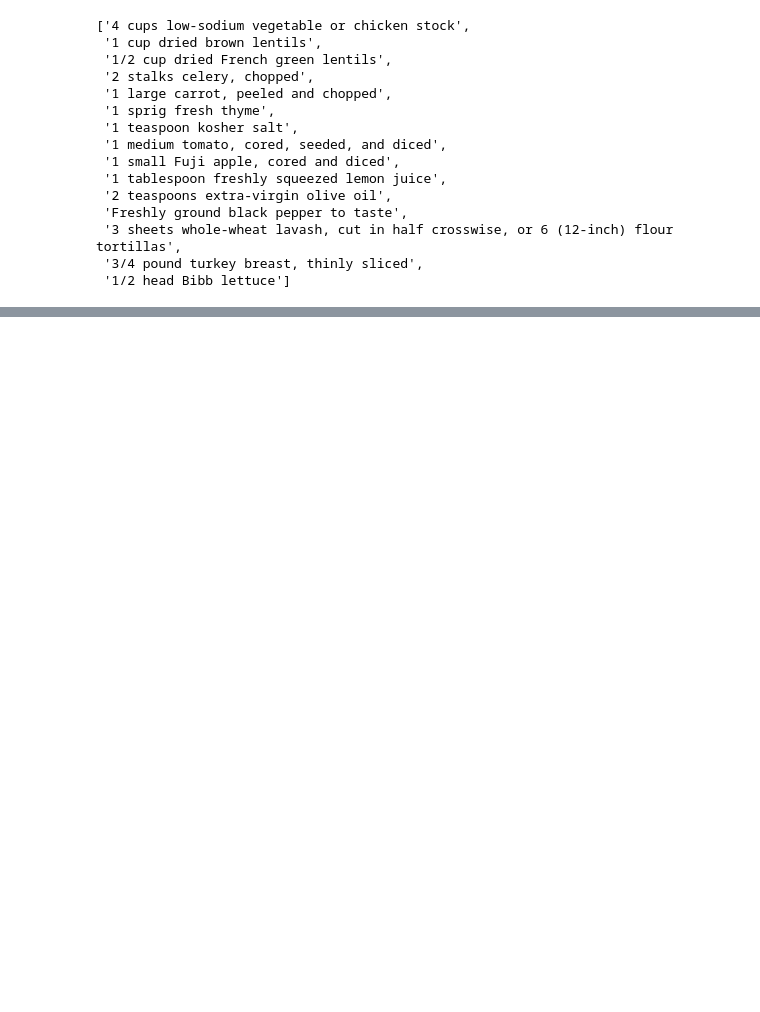
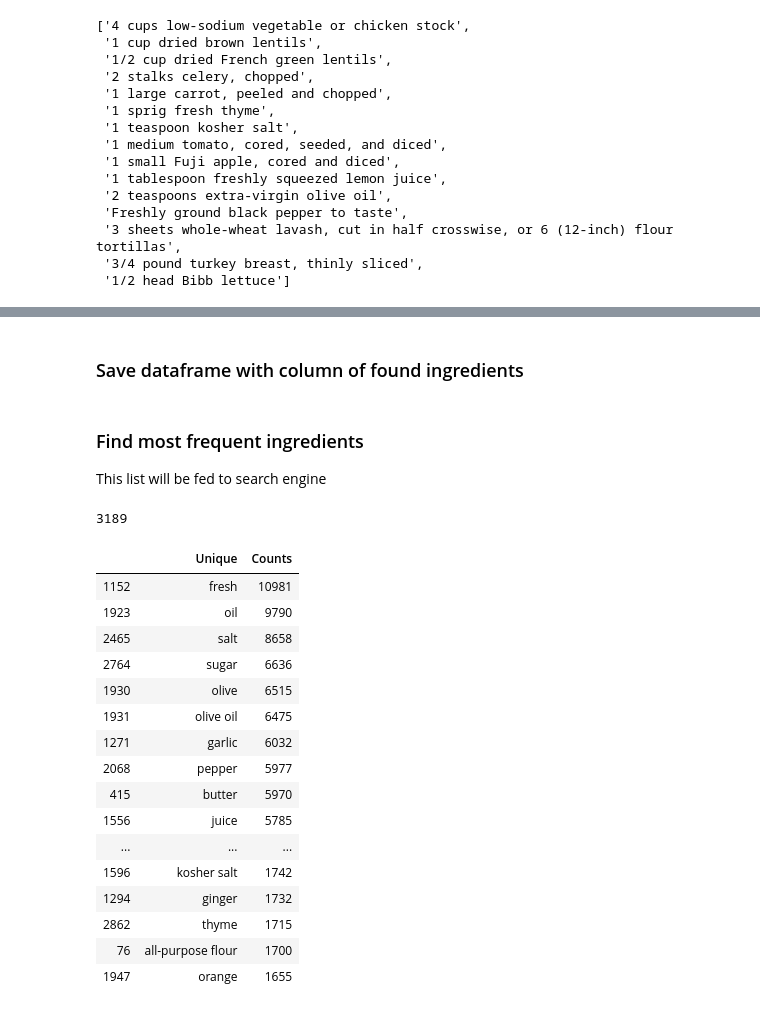
Before and after one commit to jaruskri/das-cooking-app, a Jupyter notebook: notebooks/Adam/Adam_ingredients.ipynb, the cells around one changed output, grey strips where cells are left out. Drawn from its saved outputs; the diff is of its cells as text; code cells hidden in the pictures; blank space fills up the shorter version.

Commit message:
New df with column of parsed ingredients, saved in new .json

```diff
--- a/notebooks/Adam/Adam_ingredients.ipynb
+++ b/notebooks/Adam/Adam_ingredients.ipynb
@@ -85,7 +124,7 @@ ingredients_split[0]
 # %%
 ingredients_individually = ingredients_split
 final_ing = [[] for i in range(len(ingredients))]
-for j in range(len(ingredients)):
+for j in tqdm(range(len(ingredients))):
     for idx, polozka in enumerate(seznam):
         if seznam[idx] in ingredients_split[j]:
             final_ing[j].append(polozka)
@@ -112,4 +151,5 @@ final_ing[0]
 # %%
-for j in range(len(ingredients)):
-    print(final_ing[j])
+df['ingredients_individually'] = df['ingredients']
+for j in tqdm(range(len(ingredients))):
+    df['ingredients_individually'][j] = final_ing[j]
 # %% [output]
@@ -124,0 +189,2 @@ for j in range(len(ingredients)):
+# %% [markdown]
+### Save dataframe with column of found ingredients
@@ -124,0 +194,36 @@ for j in range(len(ingredients)):
+# %% [markdown]
+### Find most frequent ingredients
+This list will be fed to search engine
+# %%
+all_ingredients_list = []
+for idx in tqdm(range(len(df['ingredients_individually']))):
+    all_ingredients_list = all_ingredients_list + df['ingredients_individually'][idx]
+    #all ingredients from seznam used in all recipes
+all_ingredients = np.array(all_ingredients_list)
+# %%
+unique, counts = np.unique(all_ingredients, return_counts=True)
+unique_df = pd.DataFrame(data = zip(unique, counts), columns = ['Unique', 'Counts'])
+unique_df = unique_df.sort_values(by = 'Counts', ascending = False)
+print(len(unique))
+# %% [output]
+3189
+# %%
+unique_df.head(50)
+# %% [output]
+|  | Unique | Counts |
+| 1152 | fresh | 10981 |
+| 1923 | oil | 9790 |
+| 2465 | salt | 8658 |
+| 2764 | sugar | 6636 |
+| 1930 | olive | 6515 |
+| 1931 | olive oil | 6475 |
+| 1271 | garlic | 6032 |
+| 2068 | pepper | 5977 |
+| 415 | butter | 5970 |
+| 1556 | juice | 5785 |
+| ... | ... | ... |
+| 1596 | kosher salt | 1742 |
+| 1294 | ginger | 1732 |
+| 2862 | thyme | 1715 |
+| 76 | all-purpose flour | 1700 |
+| 1947 | orange | 1655 |
```
Also changed, not shown: parts of 22 cells of this notebook, 2 other files.
